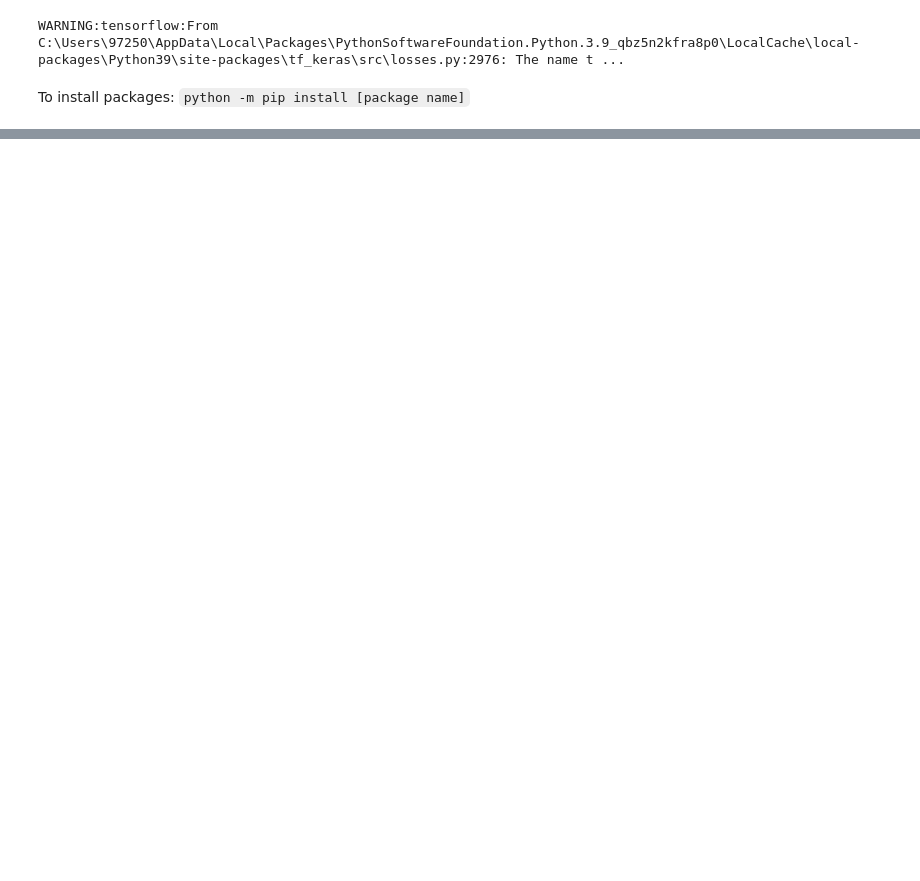
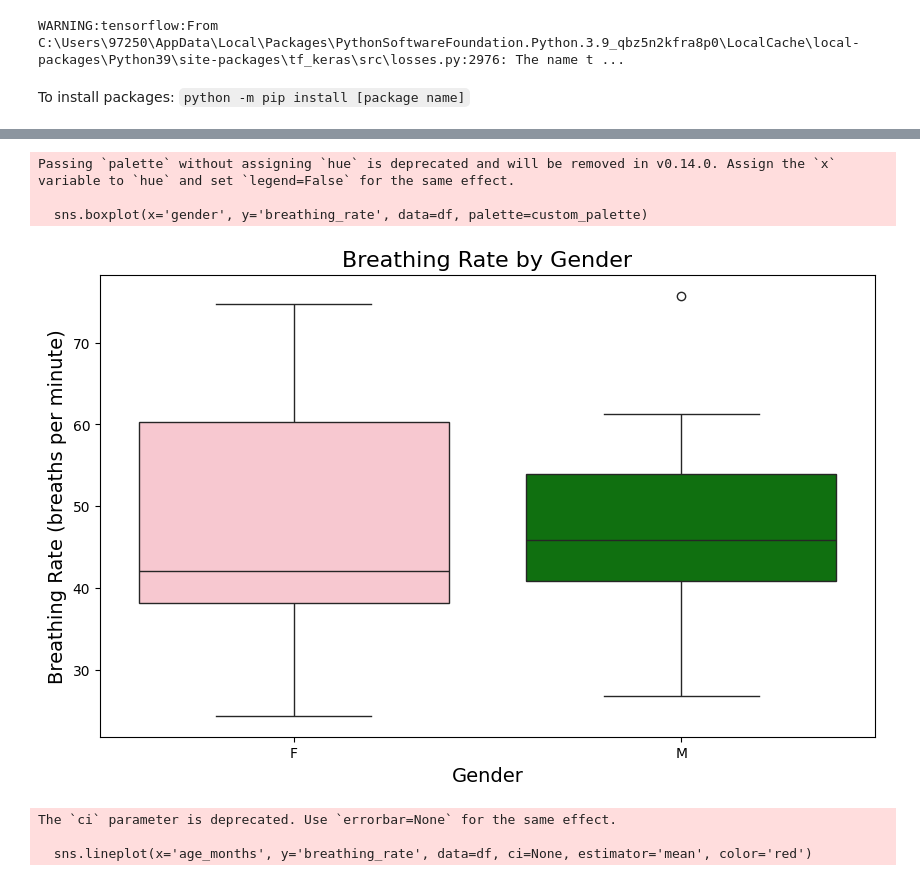
Before and after one commit to nogahoffmann/Breathing-Project, a Jupyter notebook: main.ipynb, the cells around one changed output, grey strips where cells are left out. Cells and saved outputs as stored; diff of their text form; code cells hidden in the pictures; blank space fills up the shorter version.

```diff
--- a/main.ipynb
+++ b/main.ipynb
@@ -275,0 +234,32 @@ Passing `palette` without assigning `hue` is deprecated and will be removed in v
+# %%
+# Tal's scores, genders, and ages to the dataframe
+df['tal_score'] = df['filename'].map(tals_scores)
+df['gender'] = df['filename'].map(genders)
+df['age_months'] = df['filename'].map(ages_months)
+
+# Define custom colors for the boxplot
+custom_palette = {'F': 'pink', 'M': 'green'}
+# Plot the relationship between gender and breathing rate
+plt.figure(figsize=(10, 6))
+sns.boxplot(x='gender', y='breathing_rate', data=df, palette=custom_palette)
+plt.xlabel('Gender', fontsize=14)
+plt.ylabel('Breathing Rate (breaths per minute)', fontsize=14)
+plt.title('Breathing Rate by Gender', fontsize=16)
+plt.show()
+
+# Plot the relationship between age and breathing rate
+plt.figure(figsize=(10, 6))
+sns.scatterplot(x='age_months', y='breathing_rate', data=df)
+sns.lineplot(x='age_months', y='breathing_rate', data=df, ci=None, estimator='mean', color='red')
+plt.xlabel('Age (Months)', fontsize=14)
+plt.ylabel('Breathing Rate (breaths per minute)', fontsize=14)
+plt.title('Breathing Rate by Age', fontsize=16)
+plt.show()
+# %% [output]
+Passing `palette` without assigning `hue` is deprecated and will be removed in v0.14.0. Assign the `x` variable to `hue` and set `legend=False` for the same effect.
+
+  sns.boxplot(x='gender', y='breathing_rate', data=df, palette=custom_palette)
+[figure, added]
+The `ci` parameter is deprecated. Use `errorbar=None` for the same effect.
+
+  sns.lineplot(x='age_months', y='breathing_rate', data=df, ci=None, estimator='mean', color='red')
```
Also changed, not shown: parts of 10 cells of this notebook, 2 other files.
